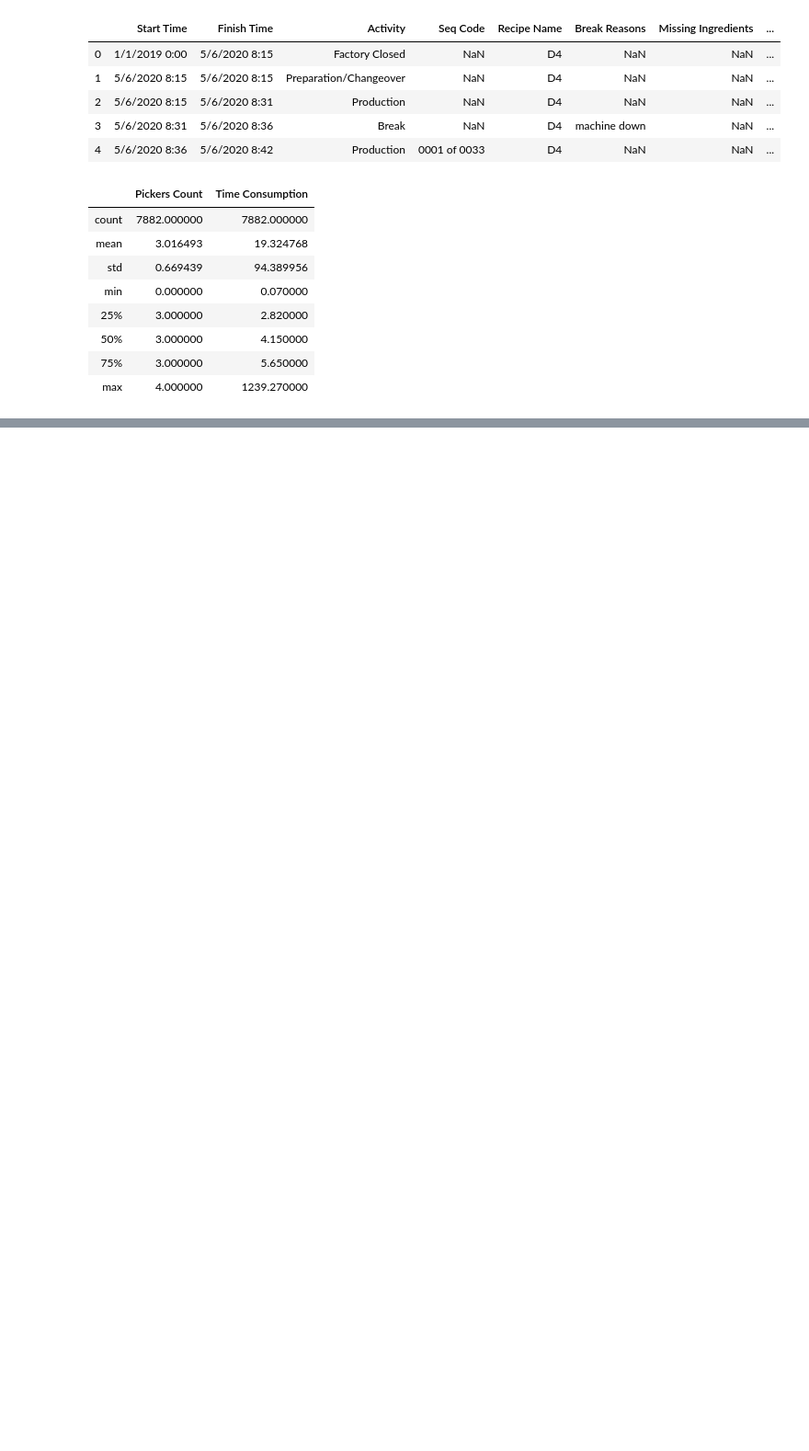
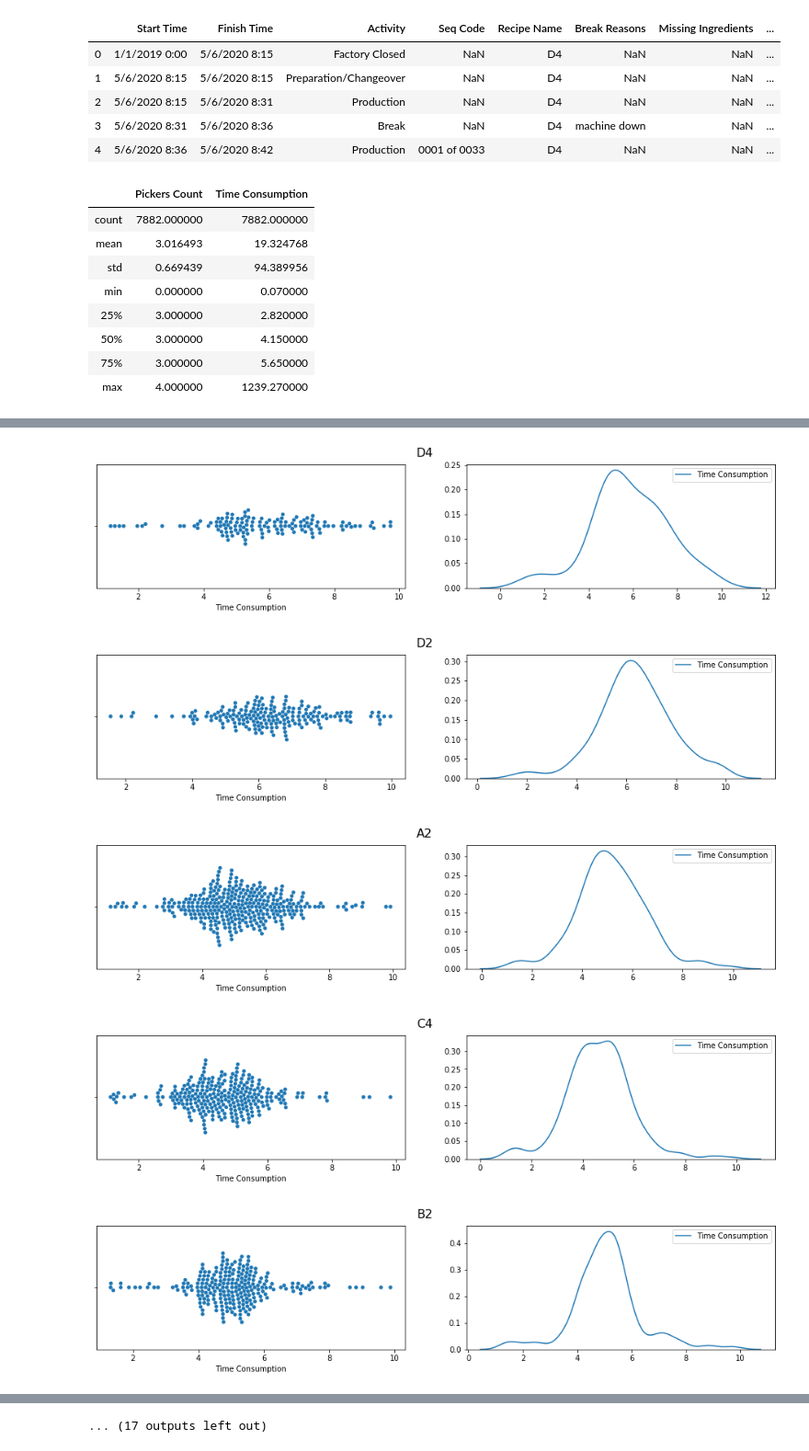
Before and after one commit to QPeiran/predicting_mks_speed, a Jupyter notebook: recipe_speed_pre.ipynb, the cells around one changed output, grey strips where cells are left out. Shown at 92% size. Saved outputs shown, nothing was run; the diff lists cells and outputs as text; code cells hidden in the pictures; blank space fills up the shorter version.

```diff
--- a/recipe_speed_pre.ipynb
+++ b/recipe_speed_pre.ipynb
@@ -54,0 +80,17 @@ raw_df[(raw_df['Recipe Name'] == 'C2') & (raw_df['Seq Code'].notnull())]
+# %%
+def plot_all_recipes(recipes):
+    for recipe in recipes:
+        temp_df = raw_df[(raw_df['Recipe Name'] == recipe) & (raw_df['Seq Code'].notnull()) & (raw_df['Time Consumption'] > 1) & (raw_df['Time Consumption'] < 10)]
+        fig, axes = plt.subplots(nrows=1, ncols=2, figsize = (16,3))
+        fig.suptitle(recipe, fontsize=16)
+        sns.swarmplot(x=temp_df['Time Consumption'], hue = temp_df['Pickers Count'], ax = axes[0])
+        sns.kdeplot(data = temp_df['Time Consumption'], ax = axes[1])
+        plt.show()
+# %%
+plot_all_recipes(recipes)
+# %% [output]
+[figure, added]
+[figure, added]
+[figure, added]
+[figure, added]
+[figure, added]
@@ -54,0 +104 @@ raw_df[(raw_df['Recipe Name'] == 'C2') & (raw_df['Seq Code'].notnull())]
+... (17 outputs left out)
```
Also changed, not shown: parts of 7 cells of this notebook, 1 other file.
